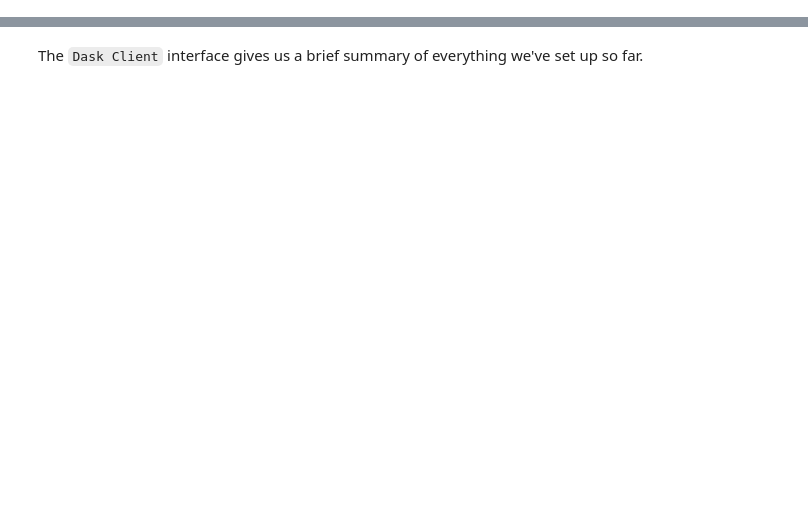
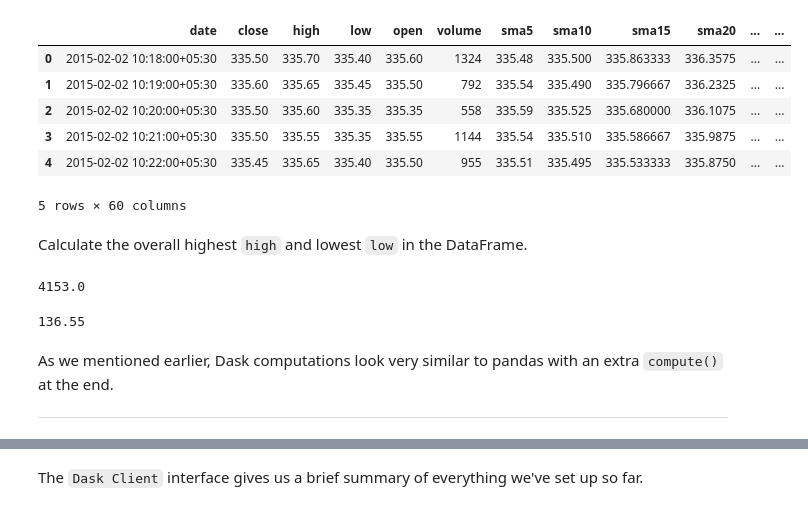
Before and after one commit to nebari-dev/nebari-demo, a Jupyter notebook: finance_examples/02_dask_gateway_adaptive_scaling.ipynb, the cells around one changed output, grey strips where cells are left out. Drawn from its saved outputs; the diff is of its cells as text; code cells hidden in the pictures; blank space fills up the shorter version.

```diff
--- a/finance_examples/02_dask_gateway_adaptive_scaling.ipynb
+++ b/finance_examples/02_dask_gateway_adaptive_scaling.ipynb
@@ -34,0 +50,25 @@ client = cluster.get_client()
+# %%
+# Inspect the first few values of the DataFrame
+ddf.head()
+# %% [output]
+|  | date | close | high | low | open | volume | sma5 | sma10 | sma15 | sma20 | ... | ... |
+| 0 | 2015-02-02 10:18:00+05:30 | 335.50 | 335.70 | 335.40 | 335.60 | 1324 | 335.48 | 335.500 | 335.863333 | 336.3575 | ... | ... |
+| 1 | 2015-02-02 10:19:00+05:30 | 335.60 | 335.65 | 335.45 | 335.50 | 792 | 335.54 | 335.490 | 335.796667 | 336.2325 | ... | ... |
+| 2 | 2015-02-02 10:20:00+05:30 | 335.50 | 335.60 | 335.35 | 335.35 | 558 | 335.59 | 335.525 | 335.680000 | 336.1075 | ... | ... |
+| 3 | 2015-02-02 10:21:00+05:30 | 335.50 | 335.55 | 335.35 | 335.55 | 1144 | 335.54 | 335.510 | 335.586667 | 335.9875 | ... | ... |
+| 4 | 2015-02-02 10:22:00+05:30 | 335.45 | 335.65 | 335.40 | 335.50 | 955 | 335.51 | 335.495 | 335.533333 | 335.8750 | ... | ... |
+5 rows × 60 columns
+# %% [markdown]
+Calculate the overall highest `high` and lowest `low` in the DataFrame.
+# %%
+ddf.high.max().compute()
+# %% [output]
+4153.0
+# %%
+ddf.low.min().compute()
+# %% [output]
+136.55
+# %% [markdown]
+As we mentioned earlier, Dask computations look very similar to pandas with an extra `compute()` at the end.
+
+---
```
Also changed, not shown: parts of 35 cells of this notebook, 1 other file.
